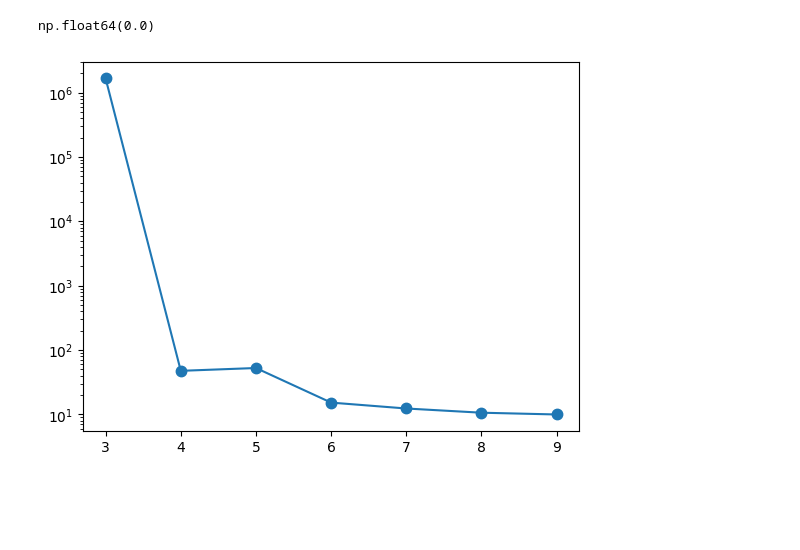
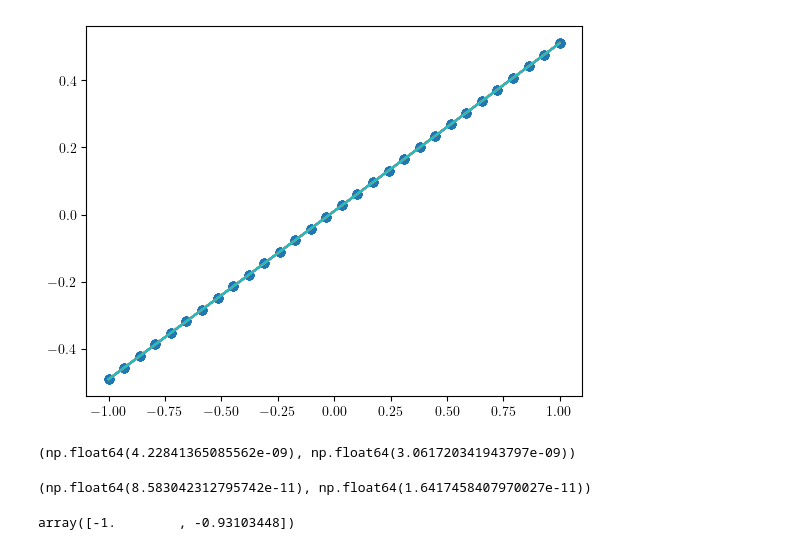
Before and after one commit to QTI-TH/kifit, a Jupyter notebook: src/kifit/tutorials/scaling_analysis.ipynb, the cells around one changed output. Drawn from its saved outputs; the diff is of its cells as text; code cells hidden in the pictures; blank space fills up the shorter version.

Commit message:
refactor: standardized scaling plots

```diff
--- a/src/kifit/tutorials/scaling_analysis.ipynb
+++ b/src/kifit/tutorials/scaling_analysis.ipynb
@@ -2,6 +2,11 @@
 import matplotlib.pyplot as plt
 import numpy as np
 from scipy import odr
+
+plt.rcParams.update({
+    "text.usetex": True,
+    "font.family": "serif"
+    })
 # %%
 def f(p, x):
     """This is a line."""
@@ -19,3 +26,17 @@ sigma_pos = 0.1
-# %%
-x = np.linspace(-1, 1)
-y = f([a,b], x)
+# %%
+# mock slope and intercept
+a = np.array([0.5, 0.3, 0.7, 0.9, 1.4])
+b = np.array([0.01, 0.3, 0.04, 1.2, 9.4])
+
+beta0 = np.array([a, b]).T
+
+eF = 1. / np.sqrt(1 + np.sum(a**2)) * np.array([1.] + a)
+
+xvals = np.linspace(-1,1,30)
+
+# uncertainties on data points
+sigma_meas = 1e-10
+
+# spread of data points
+nsigmadev = 10
+sigma_pos = sigma_meas
@@ -81,15 +240,22 @@ def less_stupid_metric(sampled_params, target_params):
-# %%
-sampled_fit_params = sample_pseudo_points(
-    n=10,
-    x_values=x_values[:1],
-    sigma_pos=sigma_pos,
-    sigma_meas=sigma_meas,
-)
-
-stupid_metric(
-    sampled_params=sampled_fit_params,
-    target_params=beta0,
-)
-# %% [output]
-np.float64(0.0)
+# %%
+fps, xs, yvecs = sample_and_fit_pseudo_points(10, 1, xvals, sigma_pos, sigma_meas)
+fps4plot = fps.reshape
+# %%
+plt.scatter(xs, yvecs.reshape((10,30)))
+for fp in fps:
+    plt.plot(xvals, np.array([f(fp[0], x) for x in xvals]))
+# %% [output]
+[figure, added]
+# %%
+diff2target(1, fps, beta0)
+# %% [output]
+(np.float64(4.22841365085562e-09), np.float64(3.061720341943797e-09))
+# %%
+totabsd(fps, xs, yvecs)
+# %% [output]
+(np.float64(8.583042312795742e-11), np.float64(1.6417458407970027e-11))
+# %%
+xvals[:2]
+# %% [output]
+array([-1.        , -0.93103448])
 # %%
@@ -112,5 +313,0 @@ for i in indices:
-# %%
-plt.plot(indices, scaling, markersize=15, marker=".")
-plt.yscale("log")
-# %% [output]
-[figure, removed]
```
Also changed, not shown: parts of 19 cells of this notebook.
